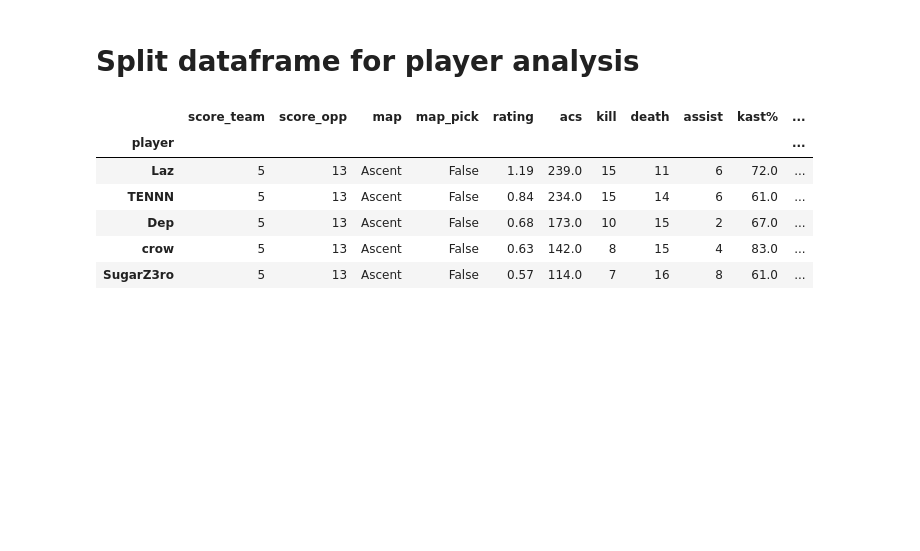
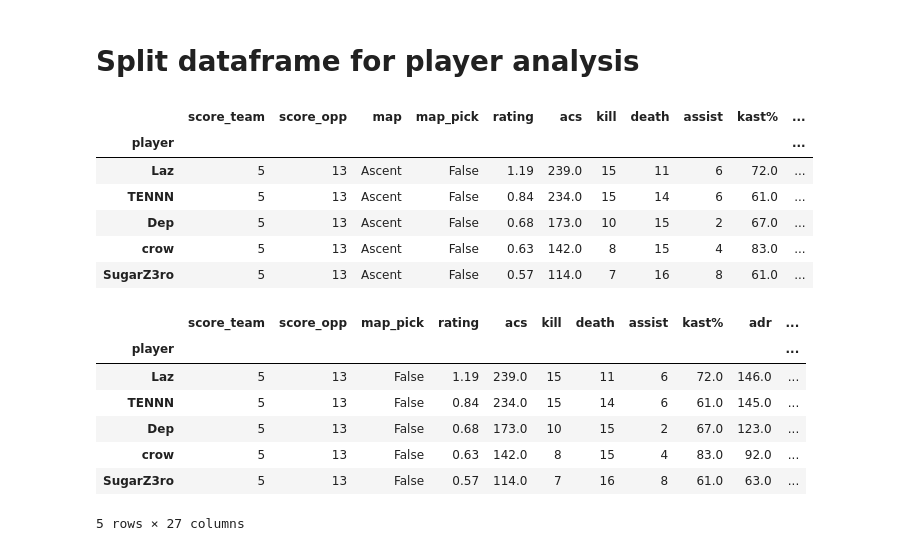
Before and after one commit to chriss-mo/VCT23, a Jupyter notebook: preprocessing.ipynb, the cells around one changed output. Saved outputs shown, nothing was run; the diff lists cells and outputs as text; code cells hidden in the pictures; blank space fills up the shorter version.

```diff
--- a/preprocessing.ipynb
+++ b/preprocessing.ipynb
@@ -168,3 +168,13 @@ player_df.head()
 # %%
 player_df = pd.get_dummies(player_df, columns=['map','agent_class'])
 player_df.to_csv('player_df.csv')
+player_df.head()
+# %% [output]
+|  | score_team | score_opp | map_pick | rating | acs | kill | death | assist | kast% | adr | ... |
+| player |  |  |  |  |  |  |  |  |  |  | ... |
+| Laz | 5 | 13 | False | 1.19 | 239.0 | 15 | 11 | 6 | 72.0 | 146.0 | ... |
+| TENNN | 5 | 13 | False | 0.84 | 234.0 | 15 | 14 | 6 | 61.0 | 145.0 | ... |
+| Dep | 5 | 13 | False | 0.68 | 173.0 | 10 | 15 | 2 | 67.0 | 123.0 | ... |
+| crow | 5 | 13 | False | 0.63 | 142.0 | 8 | 15 | 4 | 83.0 | 92.0 | ... |
+| SugarZ3ro | 5 | 13 | False | 0.57 | 114.0 | 7 | 16 | 8 | 61.0 | 63.0 | ... |
+5 rows × 27 columns
```
Also changed, not shown: parts of 2 cells of this notebook, 3 other files.
